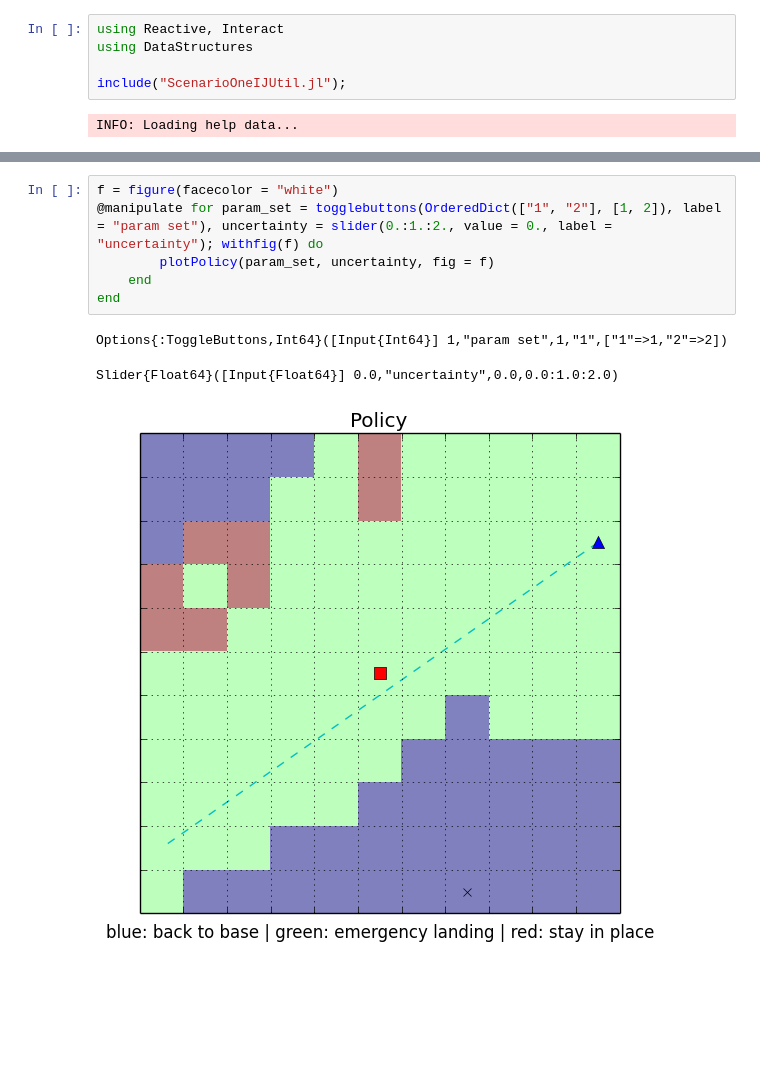
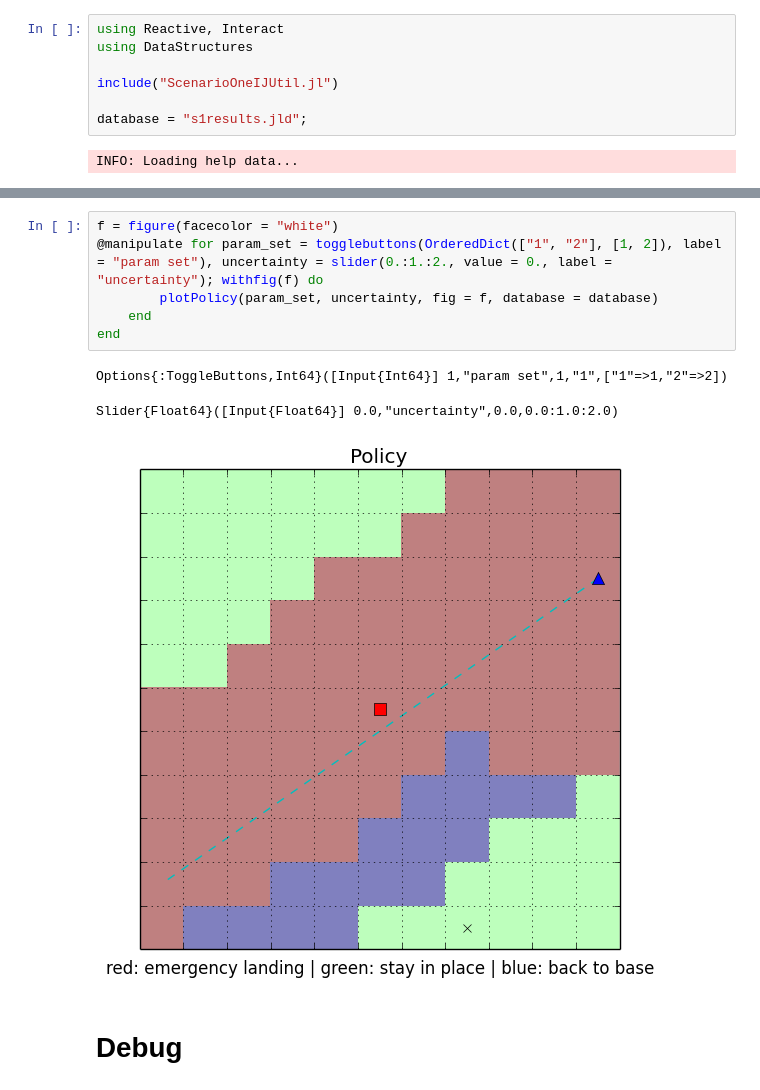
Before and after one commit to neosado/Firestorm, a Jupyter notebook: ScenarioOne.ipynb, the cells around one changed output, grey strips where cells are left out. Drawn from its saved outputs; the diff is of its cells as text; blank space fills up the shorter version.

```diff
--- a/ScenarioOne.ipynb
+++ b/ScenarioOne.ipynb
@@ -2,7 +2,9 @@
 using Reactive, Interact
 using DataStructures
 
-include("ScenarioOneIJUtil.jl");
+include("ScenarioOneIJUtil.jl")
+
+database = "s1results.jld";
 # %% [output]
 INFO: Loading help data...
 # %%
@@ -19,10 +21,12 @@ Slider{Float64}([Input{Float64}] 0.0,"uncertainty",0.0,0.0:1.0:2.0)
 # %%
 f = figure(facecolor = "white")
 @manipulate for param_set = togglebuttons(OrderedDict(["1", "2"], [1, 2]), label = "param set"), uncertainty = slider(0.:1.:2., value = 0., label = "uncertainty"); withfig(f) do
-        plotPolicy(param_set, uncertainty, fig = f)
+        plotPolicy(param_set, uncertainty, fig = f, database = database)
     end
 end
 # %% [output]
 Options{:ToggleButtons,Int64}([Input{Int64}] 1,"param set",1,"1",["1"=>1,"2"=>2])
 Slider{Float64}([Input{Float64}] 0.0,"uncertainty",0.0,0.0:1.0:2.0)
-[figure, old version]
+[figure, new version]
+# %% [markdown]
+# Debug
```
Also changed, not shown: parts of 4 cells of this notebook, 1 other file.
